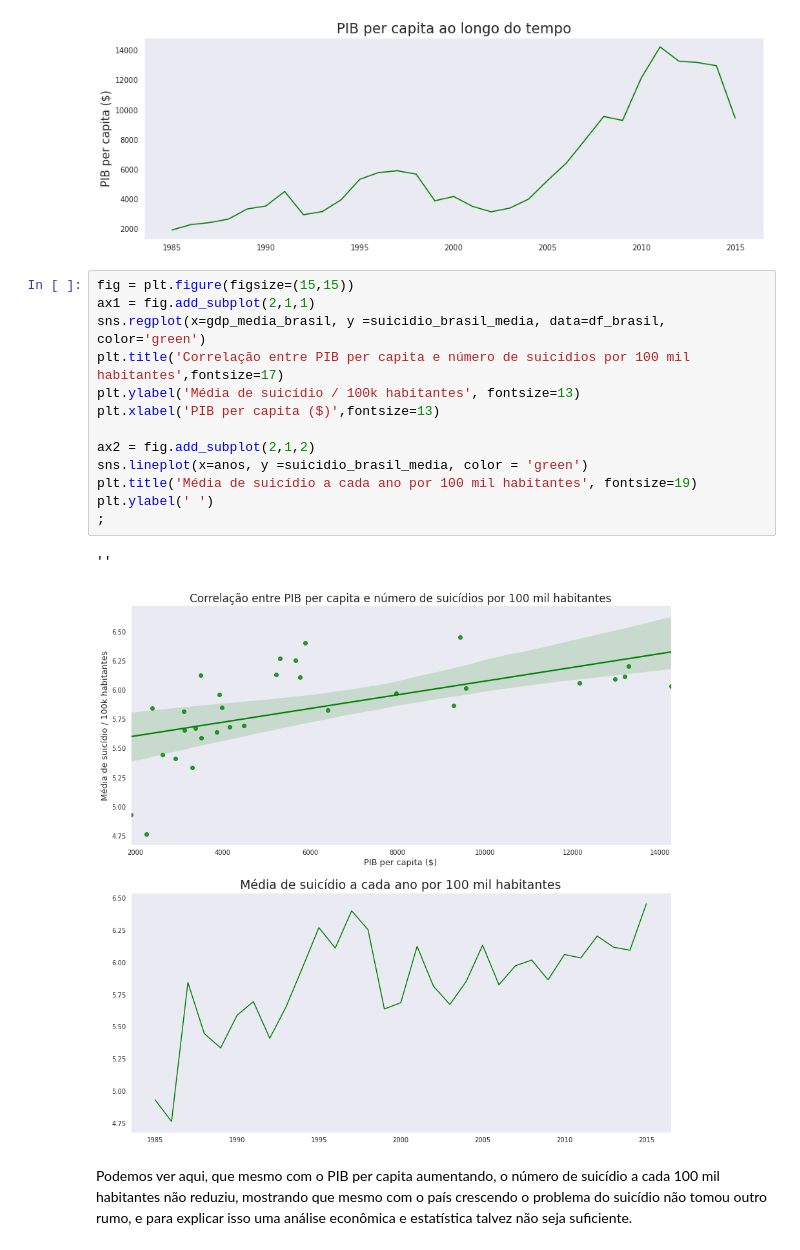
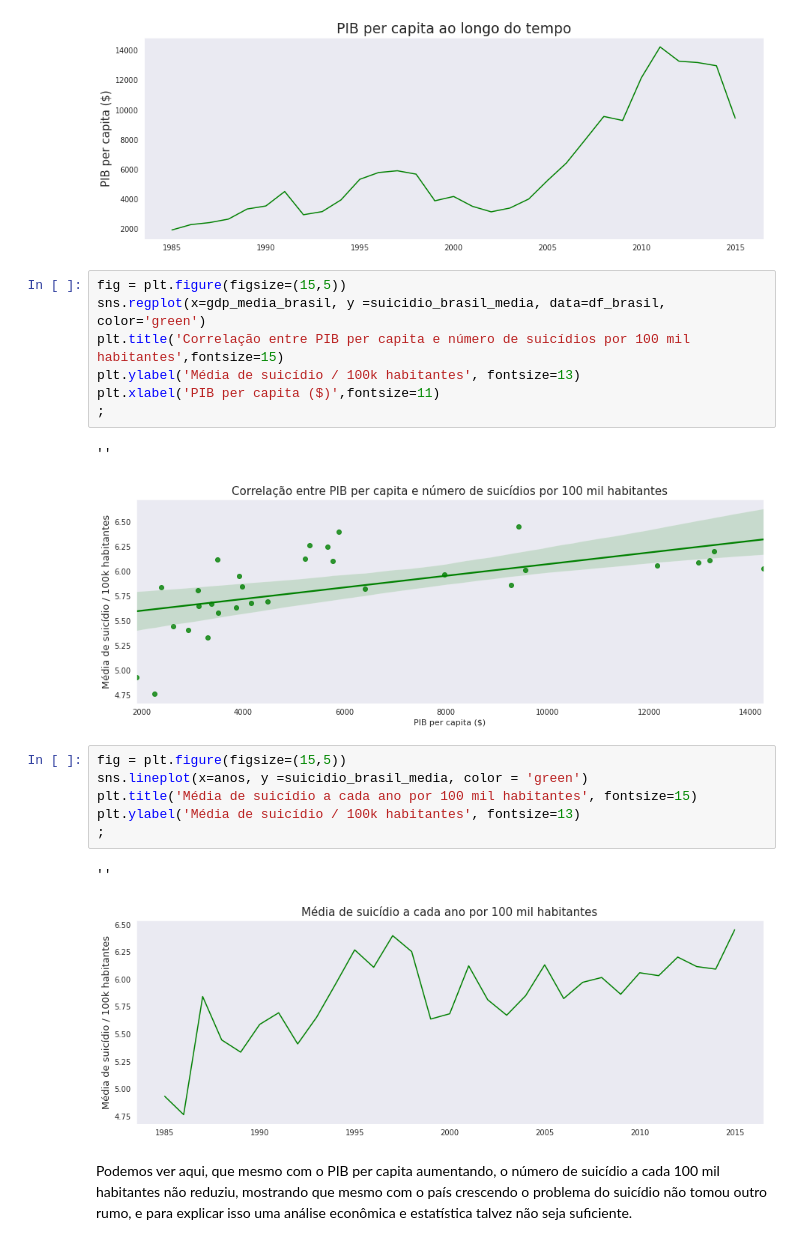
Before and after one commit to Patotricks15/Ciencia-de-dados-projetos, a Jupyter notebook: Taxa de suicídio no Brasil em 30 anos/Análise_da_taxa_de_suicídio_no_Brasil_(1985_2015).ipynb, the cells around one changed output. Cells and saved outputs as stored; diff of their text form.

```diff
--- a/Taxa de suicídio no Brasil em 30 anos/Análise_da_taxa_de_suicídio_no_Brasil_(1985_2015).ipynb
+++ b/Taxa de suicídio no Brasil em 30 anos/Análise_da_taxa_de_suicídio_no_Brasil_(1985_2015).ipynb
@@ -337,20 +331,23 @@ plt.title('PIB per capita ao longo do tempo',fontsize=19);
 # %% [output]
 [figure]
 # %%
-fig = plt.figure(figsize=(15,15))
-ax1 = fig.add_subplot(2,1,1)
+fig = plt.figure(figsize=(15,5))
 sns.regplot(x=gdp_media_brasil, y =suicidio_brasil_media, data=df_brasil, color='green')
-plt.title('Correlação entre PIB per capita e número de suicídios por 100 mil habitantes',fontsize=17)
+plt.title('Correlação entre PIB per capita e número de suicídios por 100 mil habitantes',fontsize=15)
 plt.ylabel('Média de suicídio / 100k habitantes', fontsize=13)
-plt.xlabel('PIB per capita ($)',fontsize=13)
-
-ax2 = fig.add_subplot(2,1,2)
-sns.lineplot(x=anos, y =suicidio_brasil_media, color = 'green')
-plt.title('Média de suicídio a cada ano por 100 mil habitantes', fontsize=19)
-plt.ylabel(' ')
+plt.xlabel('PIB per capita ($)',fontsize=11)
 ;
 # %% [output]
 ''
-[figure, old version]
+[figure, new version]
+# %%
+fig = plt.figure(figsize=(15,5))
+sns.lineplot(x=anos, y =suicidio_brasil_media, color = 'green')
+plt.title('Média de suicídio a cada ano por 100 mil habitantes', fontsize=15)
+plt.ylabel('Média de suicídio / 100k habitantes', fontsize=13)
+;
+# %% [output]
+''
+[figure, added]
 # %% [markdown]
 Podemos ver aqui, que mesmo com o PIB per capita aumentando, o número de suicídio a cada 100 mil habitantes não reduziu, mostrando que mesmo com o país crescendo o problema do suicídio não tomou outro rumo, e para explicar isso uma análise econômica e estatística talvez não seja suficiente.
```
Also changed, not shown: parts of 3 cells of this notebook.
